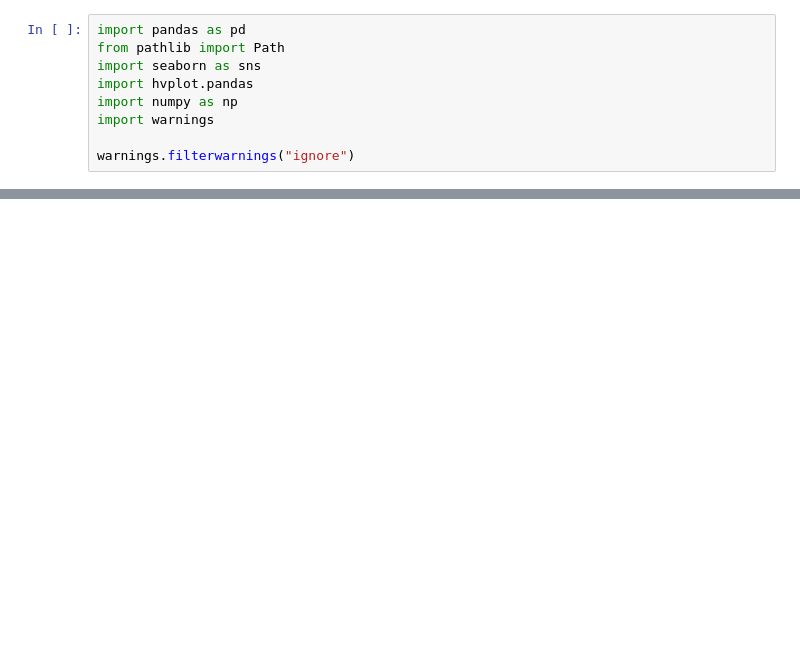
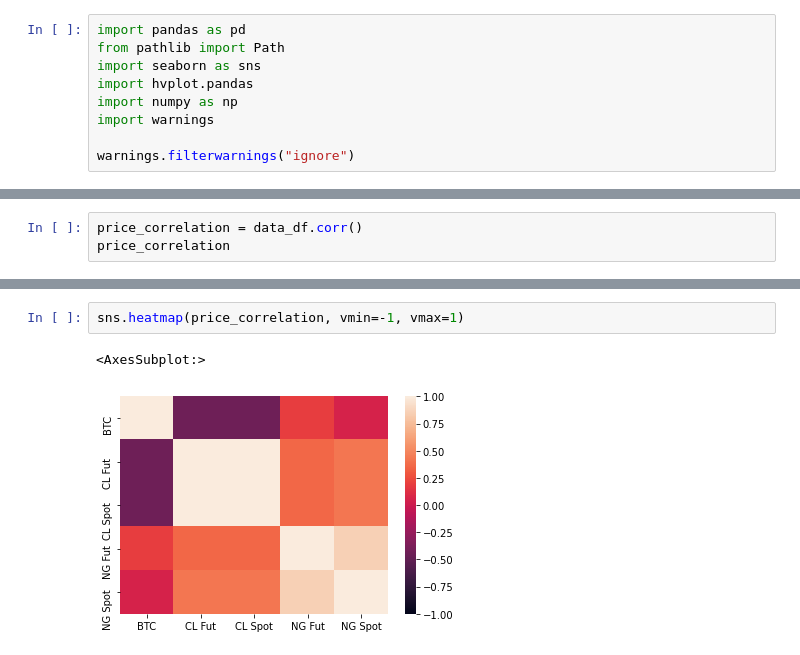
Before and after one commit to mdschulz1973/Planet_Express_IO, a Jupyter notebook: notebooks/MD_Plots.ipynb, the cells around one changed output, grey strips where cells are left out. Saved outputs shown, nothing was run; the diff lists cells and outputs as text; blank space fills up the shorter version.

```diff
--- a/notebooks/MD_Plots.ipynb
+++ b/notebooks/MD_Plots.ipynb
@@ -29,0 +55,3 @@ cumulative_returns.plot(figsize=(15,10))
+# %%
+price_correlation = data_df.corr()
+price_correlation
@@ -29,0 +65,5 @@ cumulative_returns.plot(figsize=(15,10))
+# %%
+sns.heatmap(price_correlation, vmin=-1, vmax=1)
+# %% [output]
+<AxesSubplot:>
+[figure, added]
```
Also changed, not shown: parts of 7 cells of this notebook.
